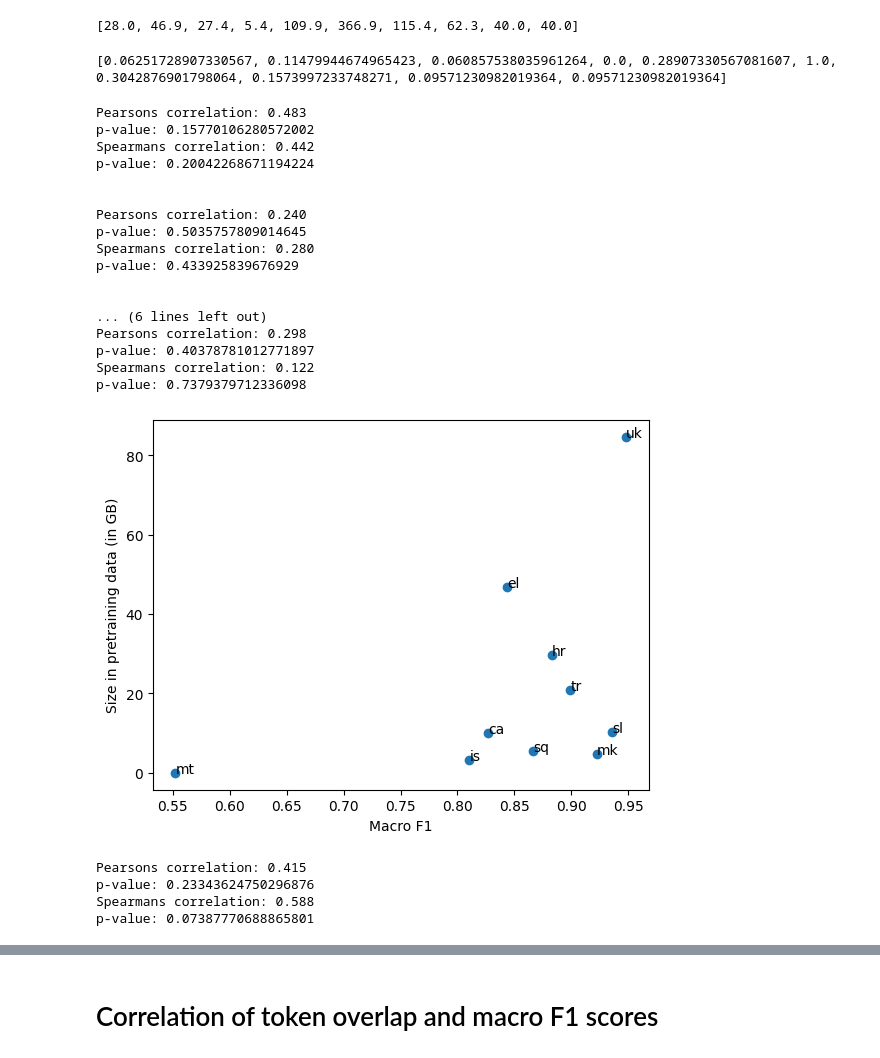
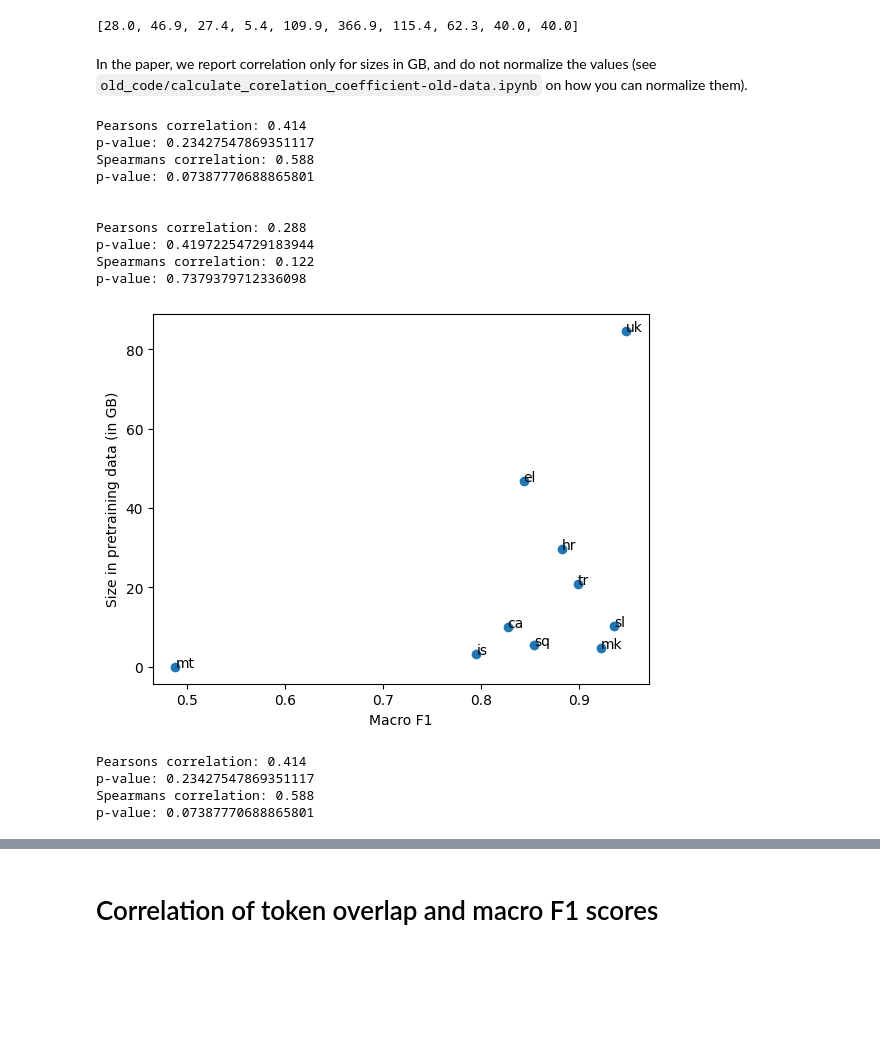
Before and after one commit to TajaKuzman/Crosslingual-Genre-Bias-Analysis, a Jupyter notebook: calculate_corelation_coefficient.ipynb, the cells around one changed output, grey strips where cells are left out. Cells and saved outputs as stored; diff of their text form; code cells hidden in the pictures; blank space fills up the shorter version.

```diff
--- a/calculate_corelation_coefficient.ipynb
+++ b/calculate_corelation_coefficient.ipynb
@@ -280,60 +294,34 @@ sizes_mb_related_list = list(sizes_mb_with_related.values())
 sizes_mb_related_list
 # %% [output]
 [28.0, 46.9, 27.4, 5.4, 109.9, 366.9, 115.4, 62.3, 40.0, 40.0]
-# %%
-# Normalize the values using the min-max normalization
-# Min-max is a scaling technique where values are rescaled and shifted so that they range between 0 and 1 or between -1 and 1.
-
-def normalize(list):
-	data = np.array(list).reshape(-1, 1)
-	scaler = MinMaxScaler()
-	scaler.fit(data)
-	norm_list = scaler.transform(data)
-
-	final_list = [x[0] for x in norm_list]
-
-	return final_list
-
-sizes_list_norm = normalize(sizes_list)
-sizes_related_list_norm = normalize(sizes_related_list)
-sizes_mb_list_norm = normalize(sizes_mb_list)
-sizes_mb_related_list_norm = normalize(sizes_mb_related_list)
-
-print(sizes_mb_related_list_norm)
-# %% [output]
-[0.06251728907330567, 0.11479944674965423, 0.060857538035961264, 0.0, 0.28907330567081607, 1.0, 0.3042876901798064, 0.1573997233748271, 0.09571230982019364, 0.09571230982019364]
+# %% [markdown]
+In the paper, we report correlation only for sizes in GB, and do not normalize the values (see `old_code/calculate_corelation_coefficient-old-data.ipynb` on how you can normalize them).
 # %%
 # Calculate correlation
-for i in [sizes_list,sizes_related_list, sizes_mb_list, sizes_mb_related_list]:
+for i in [sizes_mb_list, sizes_mb_related_list]:
 		pearson(macro_F1, i)
 		spearman(macro_F1, i)
 		print("\n")
 # %% [output]
-Pearsons correlation: 0.483
-p-value: 0.15770106280572002
-Spearmans correlation: 0.442
-p-value: 0.20042268671194224
+Pearsons correlation: 0.414
+p-value: 0.23427547869351117
+Spearmans correlation: 0.588
+p-value: 0.07387770688865801
 
 
-Pearsons correlation: 0.240
-p-value: 0.5035757809014645
-Spearmans correlation: 0.280
-p-value: 0.433925839676929
-
-
-... (6 lines left out)
-Pearsons correlation: 0.298
-p-value: 0.40378781012771897
+Pearsons correlation: 0.288
+p-value: 0.41972254729183944
 Spearmans correlation: 0.122
 p-value: 0.7379379712336098
 # %%
 # Get results for sizes_mb and sizes_mb_related
+labels = list(main_dict.keys())
 
-analyse(macro_F1, sizes_mb_list, x_name="Macro F1", y_name="Size in pretraining data (in GB)")
+analyse(macro_F1, sizes_mb_list, labels, x_name="Macro F1", y_name="Size in pretraining data (in GB)")
 # %% [output]
-[figure, old version]
+[figure, new version]
-Pearsons correlation: 0.415
-p-value: 0.23343624750296876
+Pearsons correlation: 0.414
+p-value: 0.23427547869351117
 Spearmans correlation: 0.588
 p-value: 0.07387770688865801
 # %%
```
Also changed, not shown: parts of 66 cells of this notebook, 45 other files.
